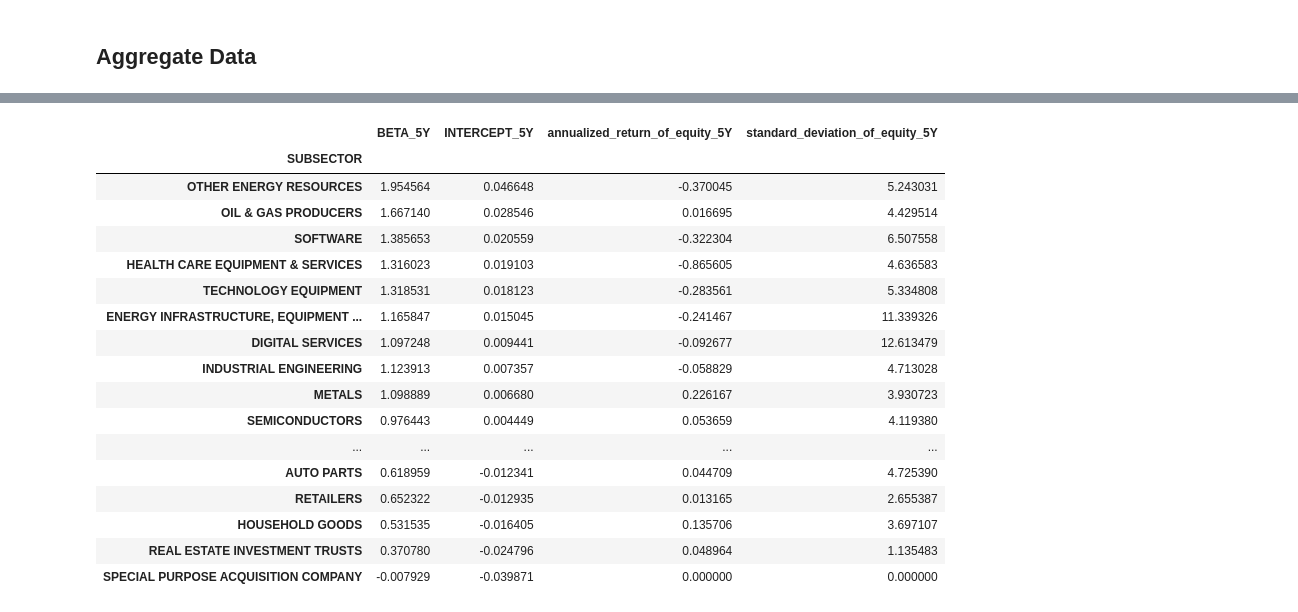
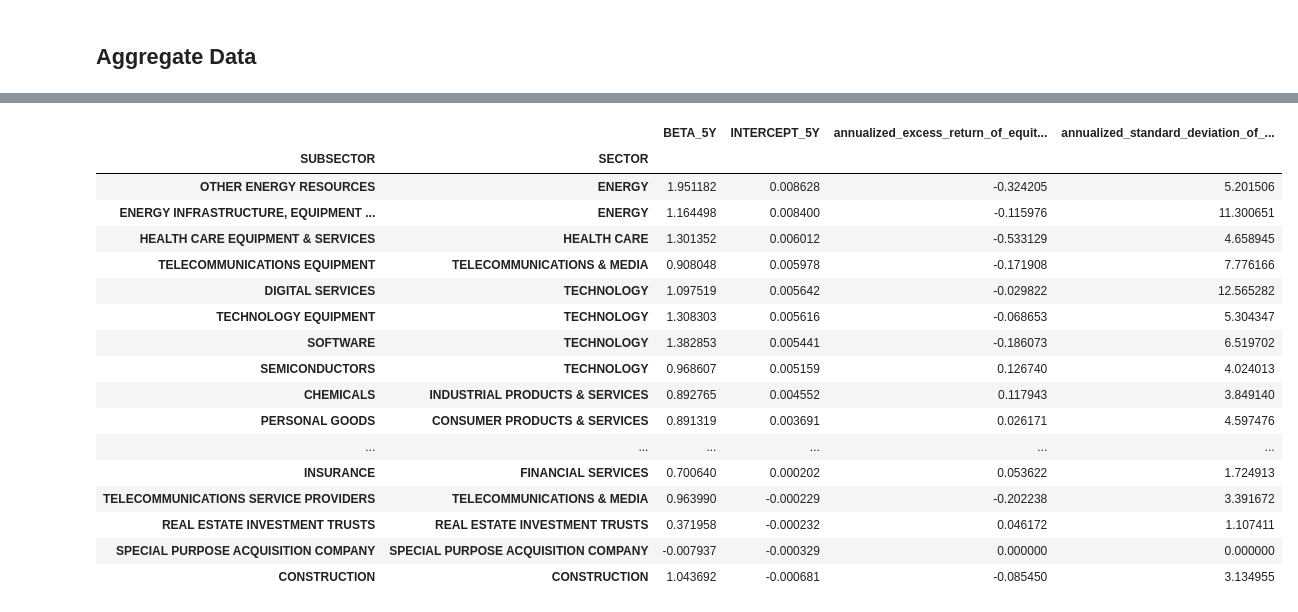
Before and after one commit to tan-yong-sheng/bursa-scraper, a Jupyter notebook: notebook/Bursa_scraper.ipynb, the cells around one changed output, grey strips where cells are left out. Cells and saved outputs as stored; diff of their text form; code cells hidden in the pictures.

```diff
--- a/notebook/Bursa_scraper.ipynb
+++ b/notebook/Bursa_scraper.ipynb
@@ -297,7 +359,12 @@ if include_dividends:
   new_sorted_dividend_history
 
   stock_with_div_df = stock_df.set_index("Date").add(new_sorted_dividend_history.set_index("Date"))
-  stock_with_div_df = stock_with_div_df.resample("W").mean().reset_index()
+  if interval != "1d":
+    resample_period = {"1wk": "W","1mo":"M","3mo": "Q"}
+    stock_with_div_df = stock_with_div_df.resample(resample_period[interval]).mean().reset_index()
+  else:
+    stock_with_div_df = stock_with_div_df.mean().reset_index()
+
   stock_with_div_df
 # %% [markdown]
 #### -- Get stock return (including dividend)
@@ -370,4 +435,4 @@ def getRegression(df: pandas.DataFrame, period: int, rf: float, confidence_level
 # %%
-regression_df = getRegression(total_stock_return_df, period=period, rf=rf, confidence_level=confidence_level)
+regression_df = getRegression(total_stock_return_df, period=period, interval=interval, rf=rf, confidence_level=confidence_level)
 regression_df.sort_values(f"INTERCEPT_{period}Y", ascending=False)
 # %% [output]
@@ -414,0 +482,29 @@ def getAnnualizedStdDeviation(df, interval:str = interval, skipna=skipna):
+# %%
+# Step 6: Upload 2Y-Beta, 5Y-Beta and standard deviation of equity to Google Spreadsheet: sheet "Calculated"
+
+import numpy, pandas
+import scipy
+import numpy
+
+x_list = []
+descriptive_df = pandas.DataFrame()
+
+descriptive_df[f"annualized_standard_deviation_of_equity_{period}Y"] = getAnnualizedStdDeviation(filterDataBasedYear(total_stock_return_df, period =2).set_index("Date"), interval=interval, skipna=skipna)
+descriptive_df[f"annualized_excess_return_of_equity_{period}Y"] = getAnnualizedReturn(filterDataBasedYear(total_stock_return_df, period=2).set_index("Date"), interval=interval, skipna=skipna)
+descriptive_df = descriptive_df.reset_index()
+descriptive_df = descriptive_df.rename(columns={"index":"STOCK CODE"})
+descriptive_df["STOCK CODE"] = descriptive_df["STOCK CODE"].replace("[.]KL", "", regex=True)
+
+"""
+df = df.replace(numpy.nan, "")
+
+workSheet = gs.worksheet("Calculated")
+workSheet.clear()
+columns = ["Stock Code", "5Y Beta", "2Y Beta", "2Y Standard Deviation of Equity", "2Y Average Return of Equity"]
+workSheet.append_row(columns)
+workSheet.format("1:1", {"textFormat":{"bold":"True"}})
+
+workSheet.append_rows(descriptive_df.values.tolist(), value_input_option='RAW', table_range="A1")
+"""
+
+descriptive_df.sort_values(f"annualized_excess_return_of_equity_{period}Y", ascending=False)
@@ -466,26 +622,26 @@ sector_overview_df
 # %%
-sub_sector_overview_df = merged_df.groupby("SUBSECTOR").agg({f"BETA_{period}Y": "mean",
+sub_sector_overview_df = merged_df.groupby(["SUBSECTOR","SECTOR"]).agg({f"BETA_{period}Y": "mean",
                                     f"INTERCEPT_{period}Y": "mean",
-                                    f"annualized_return_of_equity_{period}Y": "mean",
-                                    f"standard_deviation_of_equity_{period}Y": "mean"
+                                    f"annualized_excess_return_of_equity_{period}Y": "mean",
+                                    f"annualized_standard_deviation_of_equity_{period}Y": "mean"
                                     }).dropna().sort_values(f"INTERCEPT_{period}Y", ascending=False)
 sub_sector_overview_df
 # %% [output]
-|  | BETA_5Y | INTERCEPT_5Y | annualized_return_of_equity_5Y | standard_deviation_of_equity_5Y |
-| SUBSECTOR |  |  |  |  |
-| OTHER ENERGY RESOURCES | 1.954564 | 0.046648 | -0.370045 | 5.243031 |
-| OIL & GAS PRODUCERS | 1.667140 | 0.028546 | 0.016695 | 4.429514 |
-| SOFTWARE | 1.385653 | 0.020559 | -0.322304 | 6.507558 |
-| HEALTH CARE EQUIPMENT & SERVICES | 1.316023 | 0.019103 | -0.865605 | 4.636583 |
-| TECHNOLOGY EQUIPMENT | 1.318531 | 0.018123 | -0.283561 | 5.334808 |
-| ENERGY INFRASTRUCTURE, EQUIPMENT ... | 1.165847 | 0.015045 | -0.241467 | 11.339326 |
-| DIGITAL SERVICES | 1.097248 | 0.009441 | -0.092677 | 12.613479 |
-| INDUSTRIAL ENGINEERING | 1.123913 | 0.007357 | -0.058829 | 4.713028 |
-| METALS | 1.098889 | 0.006680 | 0.226167 | 3.930723 |
-| SEMICONDUCTORS | 0.976443 | 0.004449 | 0.053659 | 4.119380 |
-| ... | ... | ... | ... | ... |
-| AUTO PARTS | 0.618959 | -0.012341 | 0.044709 | 4.725390 |
-| RETAILERS | 0.652322 | -0.012935 | 0.013165 | 2.655387 |
-| HOUSEHOLD GOODS | 0.531535 | -0.016405 | 0.135706 | 3.697107 |
-| REAL ESTATE INVESTMENT TRUSTS | 0.370780 | -0.024796 | 0.048964 | 1.135483 |
-| SPECIAL PURPOSE ACQUISITION COMPANY | -0.007929 | -0.039871 | 0.000000 | 0.000000 |
+|  |  | BETA_5Y | INTERCEPT_5Y | annualized_excess_return_of_equit... | annualized_standard_deviation_of_... |
+| SUBSECTOR | SECTOR |  |  |  |  |
+| OTHER ENERGY RESOURCES | ENERGY | 1.951182 | 0.008628 | -0.324205 | 5.201506 |
+| ENERGY INFRASTRUCTURE, EQUIPMENT ... | ENERGY | 1.164498 | 0.008400 | -0.115976 | 11.300651 |
+| HEALTH CARE EQUIPMENT & SERVICES | HEALTH CARE | 1.301352 | 0.006012 | -0.533129 | 4.658945 |
+| TELECOMMUNICATIONS EQUIPMENT | TELECOMMUNICATIONS & MEDIA | 0.908048 | 0.005978 | -0.171908 | 7.776166 |
+| DIGITAL SERVICES | TECHNOLOGY | 1.097519 | 0.005642 | -0.029822 | 12.565282 |
+| TECHNOLOGY EQUIPMENT | TECHNOLOGY | 1.308303 | 0.005616 | -0.068653 | 5.304347 |
+| SOFTWARE | TECHNOLOGY | 1.382853 | 0.005441 | -0.186073 | 6.519702 |
+| SEMICONDUCTORS | TECHNOLOGY | 0.968607 | 0.005159 | 0.126740 | 4.024013 |
+| CHEMICALS | INDUSTRIAL PRODUCTS & SERVICES | 0.892765 | 0.004552 | 0.117943 | 3.849140 |
+| PERSONAL GOODS | CONSUMER PRODUCTS & SERVICES | 0.891319 | 0.003691 | 0.026171 | 4.597476 |
+| ... | ... | ... | ... | ... | ... |
+| INSURANCE | FINANCIAL SERVICES | 0.700640 | 0.000202 | 0.053622 | 1.724913 |
+| TELECOMMUNICATIONS SERVICE PROVIDERS | TELECOMMUNICATIONS & MEDIA | 0.963990 | -0.000229 | -0.202238 | 3.391672 |
+| REAL ESTATE INVESTMENT TRUSTS | REAL ESTATE INVESTMENT TRUSTS | 0.371958 | -0.000232 | 0.046172 | 1.107411 |
+| SPECIAL PURPOSE ACQUISITION COMPANY | SPECIAL PURPOSE ACQUISITION COMPANY | -0.007937 | -0.000329 | 0.000000 | 0.000000 |
+| CONSTRUCTION | CONSTRUCTION | 1.043692 | -0.000681 | -0.085450 | 3.134955 |
```
Also changed, not shown: parts of 31 cells of this notebook.
